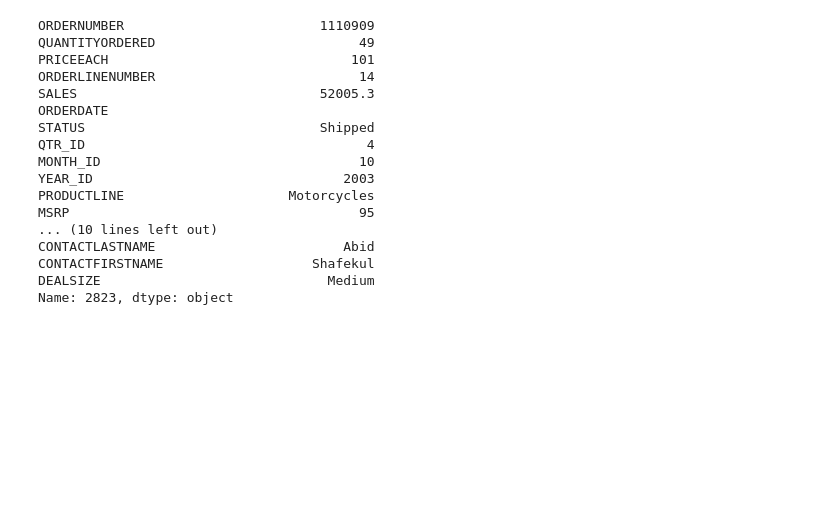
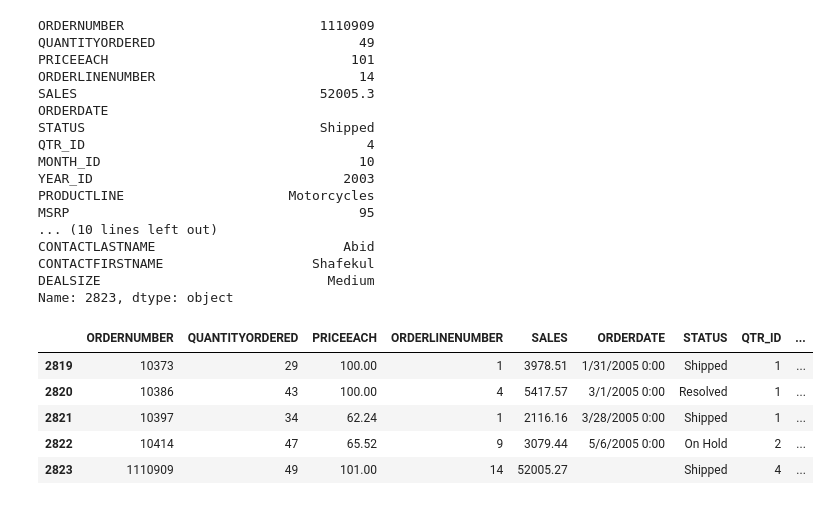
Before and after one commit to abidshafee/dataAnalysis, a Jupyter notebook: dataAnalysis.ipynb, the cells around one changed output. Saved outputs shown, nothing was run; the diff lists cells and outputs as text; code cells hidden in the pictures; blank space fills up the shorter version.

```diff
--- a/dataAnalysis.ipynb
+++ b/dataAnalysis.ipynb
@@ -553,3 +553,12 @@ CONTACTLASTNAME                        Abid
 CONTACTFIRSTNAME                   Shafekul
 DEALSIZE                             Medium
 Name: 2823, dtype: object
+# %%
+df2.tail()
+# %% [output]
+|  | ORDERNUMBER | QUANTITYORDERED | PRICEEACH | ORDERLINENUMBER | SALES | ORDERDATE | STATUS | QTR_ID | ... |
+| 2819 | 10373 | 29 | 100.00 | 1 | 3978.51 | 1/31/2005 0:00 | Shipped | 1 | ... |
+| 2820 | 10386 | 43 | 100.00 | 4 | 5417.57 | 3/1/2005 0:00 | Resolved | 1 | ... |
+| 2821 | 10397 | 34 | 62.24 | 1 | 2116.16 | 3/28/2005 0:00 | Shipped | 1 | ... |
+| 2822 | 10414 | 47 | 65.52 | 9 | 3079.44 | 5/6/2005 0:00 | On Hold | 2 | ... |
+| 2823 | 1110909 | 49 | 101.00 | 14 | 52005.27 |  | Shipped | 4 | ... |
```
Also changed, not shown: parts of 2 cells of this notebook.
